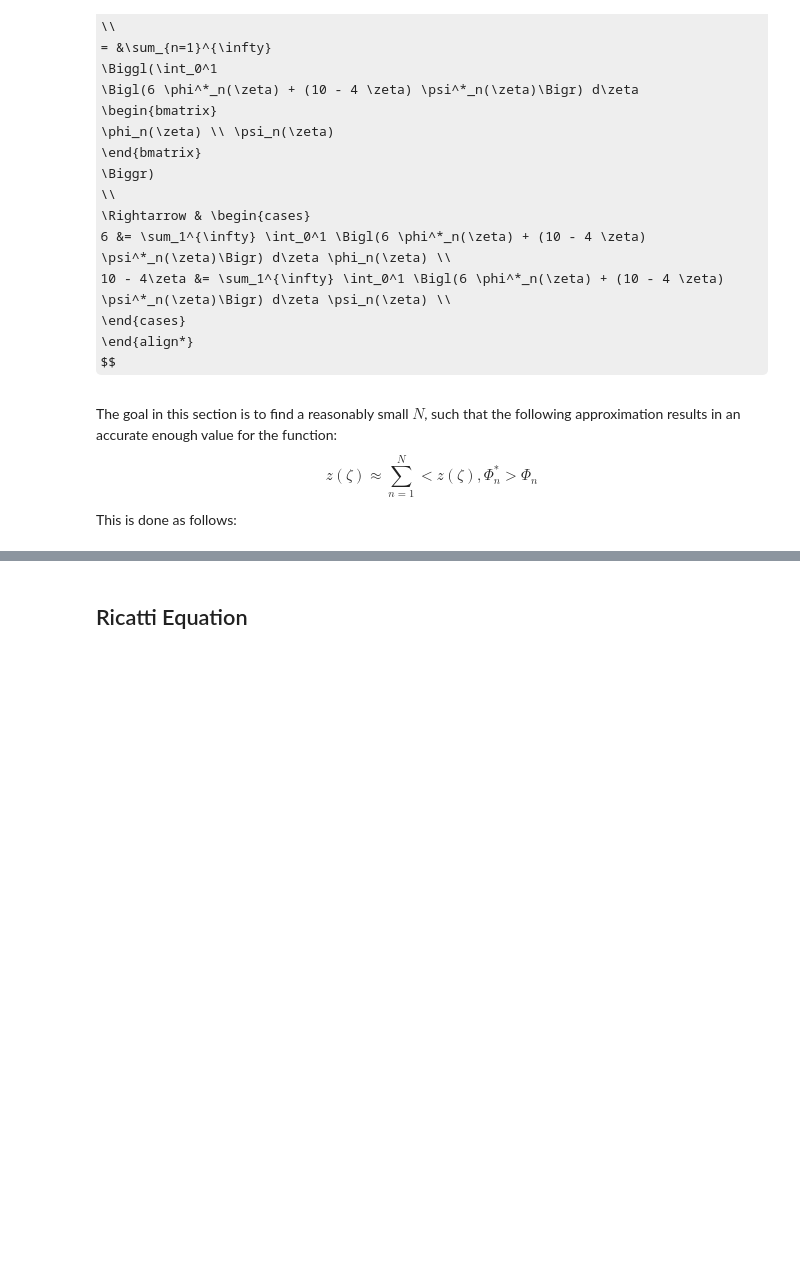
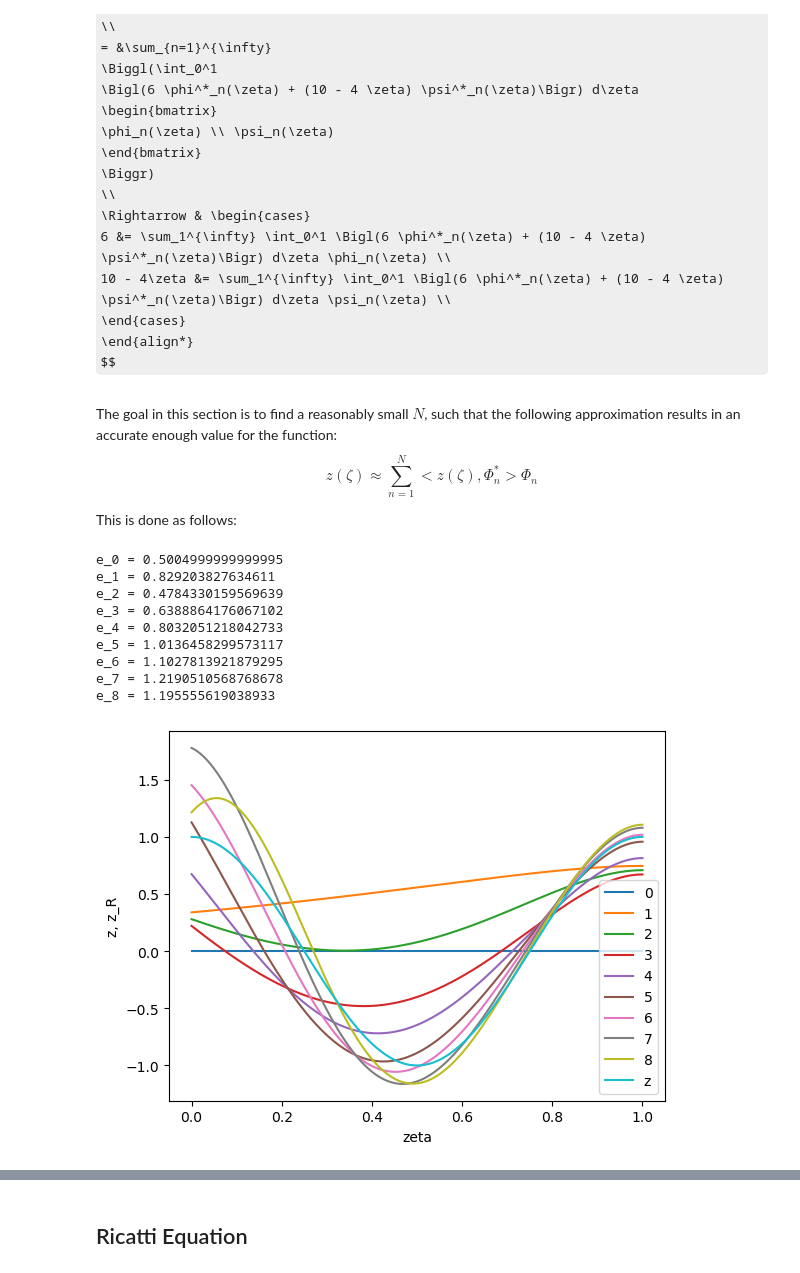
Before and after one commit to behradmoadeli/pfr_isothermal_recycle_delay_optimal, a Jupyter notebook: reports/BehradPaper.ipynb, the cells around one changed output, grey strips where cells are left out. Cells and saved outputs as stored; diff of their text form; code cells hidden in the pictures; some formulas as TeX source; blank space fills up the shorter version.

```diff
--- a/reports/BehradPaper.ipynb
+++ b/reports/BehradPaper.ipynb
@@ -573,23 +573,34 @@ This is done as follows:
 # %%
 x = np.linspace(0,1,1000)
 s = [np.zeros_like(x)]
 e=[]
 for n,l in enumerate(lambdas):
     y = quad(eig_fun_mul_2,0,1,args=(default_pars, l, normal_coefs[n]),complex_func=True)[0]
     s.append(s[n] + y * eig_fun_1(x,default_pars, l, normal_coefs[n]))
     err = sum((abs(s[n]) - arbit_fun_1(x, default_pars))**2)/1000
     print(f'e_{n} = {err}')
     e.append(err)
-    if np.mod(n,2) == 0 and n > 0:
+    # if np.mod(n,2) == 0 and n > 0:
     # if n > 0 and n < 10:
-        plt.plot(x, np.real(s[n]), label=n-1)
+    plt.plot(x, np.real(s[n]), label=n)
 
 # plt.plot(e)
 plt.plot(x,np.real(arbit_fun_1(x, default_pars)), label='z')
 plt.xlabel('zeta')
 plt.ylabel('z, z_R')
 plt.legend()
 plt.show()
+# %% [output]
+e_0 = 0.5004999999999995
+e_1 = 0.829203827634611
+e_2 = 0.4784330159569639
+e_3 = 0.6388864176067102
+e_4 = 0.8032051218042733
+e_5 = 1.0136458299573117
+e_6 = 1.1027813921879295
+e_7 = 1.2190510568768678
+e_8 = 1.195555619038933
+[figure, added]
 # %%
 x = np.linspace(0,1,1000)
 s = [np.zeros_like(x)]
```
Also changed, not shown: parts of 10 cells of this notebook, 3 other files.
